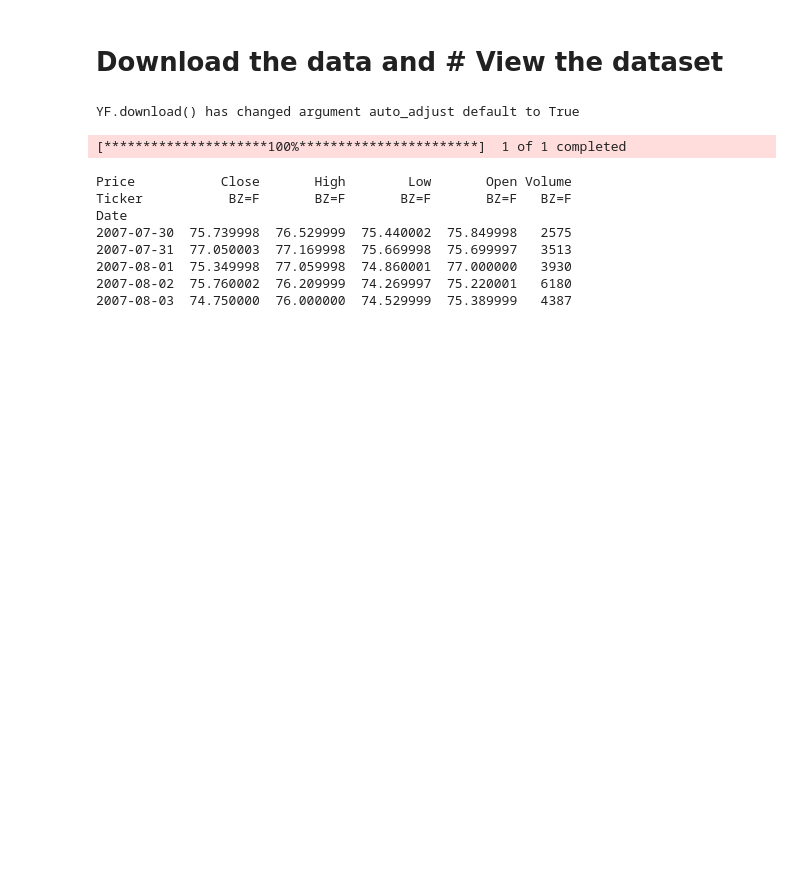
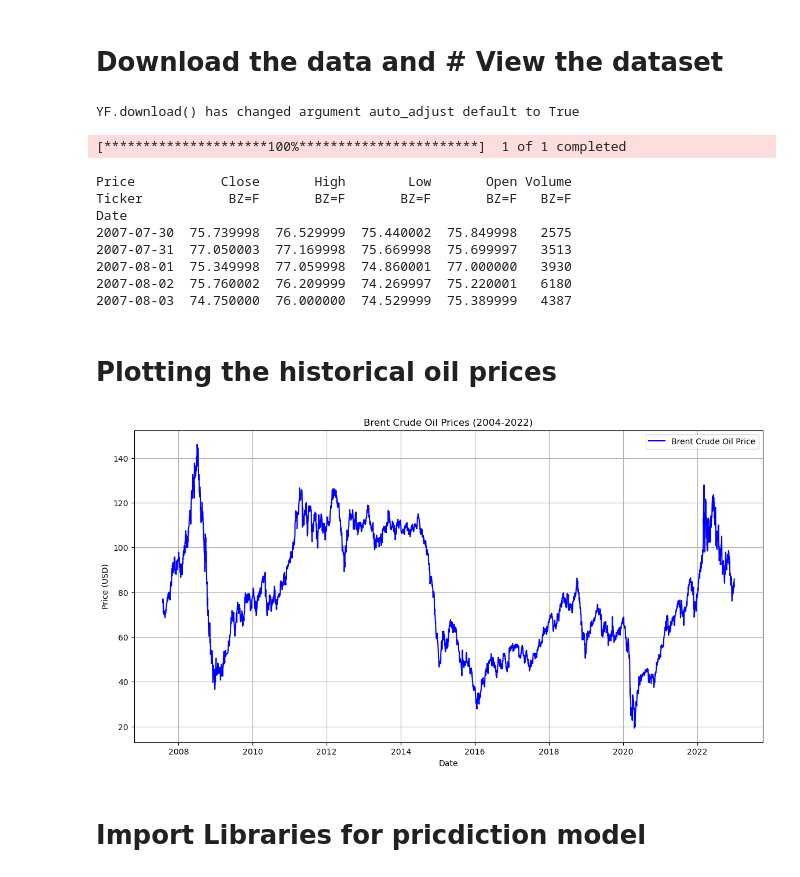
Before and after one commit to erisimasol/Week-10-KAIM-10X, a Jupyter notebook: Notebook/Week-10-Task-01.ipynb, the cells around one changed output. Saved outputs shown, nothing was run; the diff lists cells and outputs as text; code cells hidden in the pictures; blank space fills up the shorter version.

Commit message:
Import Libraries for pricdiction model

```diff
--- a/Notebook/Week-10-Task-01.ipynb
+++ b/Notebook/Week-10-Task-01.ipynb
@@ -747,3 +747,19 @@ Date
 2007-08-01  75.349998  77.059998  74.860001  77.000000   3930
 2007-08-02  75.760002  76.209999  74.269997  75.220001   6180
 2007-08-03  74.750000  76.000000  74.529999  75.389999   4387
+# %% [markdown]
+# Plotting the historical oil prices
+# %%
+
+plt.figure(figsize=(14, 7))
+plt.plot(oil_data['Close'], label='Brent Crude Oil Price', color='blue')
+plt.title('Brent Crude Oil Prices (2004-2022)')
+plt.xlabel('Date')
+plt.ylabel('Price (USD)')
+plt.legend()
+plt.grid()
+plt.show()
+# %% [output]
+[figure, added]
+# %% [markdown]
+# Import Libraries for pricdiction model
```
Also changed, not shown: parts of 1 cell of this notebook, 1 other file.
